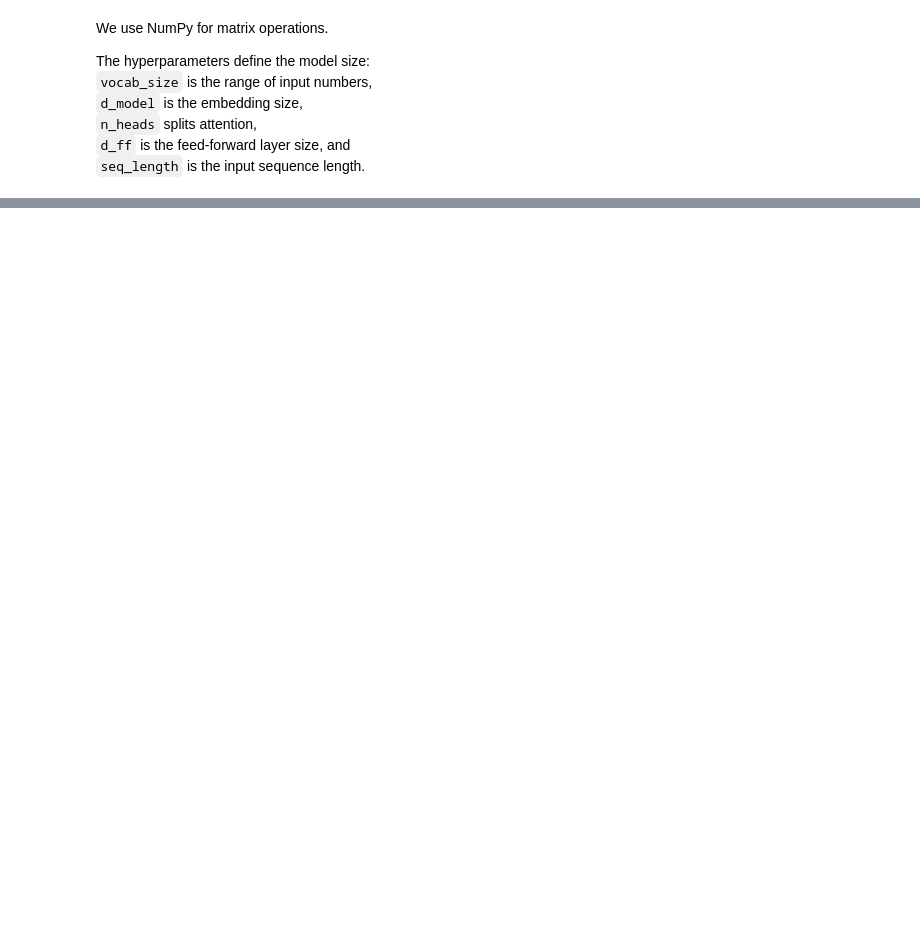
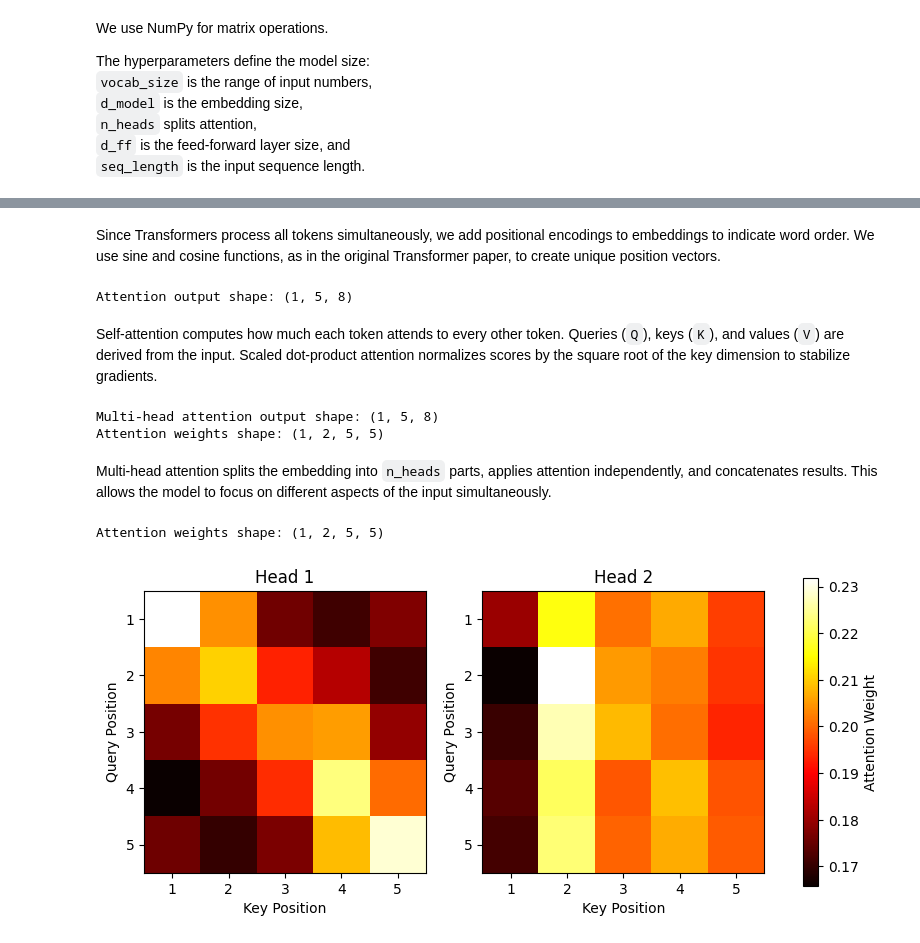
Before and after one commit to rb-thompson/gen-ai, a Jupyter notebook: week-09/tranformers-nn.ipynb, the cells around one changed output, grey strips where cells are left out. Drawn from its saved outputs; the diff is of its cells as text; code cells hidden in the pictures; blank space fills up the shorter version.

Commit message:
more transformers

```diff
--- a/week-09/tranformers-nn.ipynb
+++ b/week-09/tranformers-nn.ipynb
@@ -65,0 +99,79 @@ Data shape: (100, 5) (100, 5)
+# %% [markdown]
+Since Transformers process all tokens simultaneously, we add positional encodings to embeddings to indicate word order. We use sine and cosine functions, as in the original Transformer paper, to create unique position vectors.
+# %%
+def scaled_dot_product_attention(Q, K, V):
+    """Compute scaled dot-product attention for single or multi-head inputs."""
+    d_k = Q.shape[-1]
+    if Q.ndim == 4:  # Multi-head: (batch, n_heads, seq_length, d_k)
+        scores = np.matmul(Q, K.transpose(0, 1, 3, 2)) / np.sqrt(d_k)
+    else:  # Single-head: (batch, seq_length, d_model)
+        scores = np.matmul(Q, K.transpose(0, 2, 1)) / np.sqrt(d_k)
+    # Softmax over last dimension
+    weights = np.exp(scores) / np.sum(np.exp(scores), axis=-1, keepdims=True)
+    output = np.matmul(weights, V)
+    return output, weights
+
+# Test attention
+Q, K, V = X_emb_with_pos, X_emb_with_pos, X_emb_with_pos
+attn_output, attn_weights = scaled_dot_product_attention(Q, K, V)
+print("Attention output shape:", attn_output.shape)
+# %% [output]
+Attention output shape: (1, 5, 8)
+# %% [markdown]
+Self-attention computes how much each token attends to every other token. Queries (`Q`), keys (`K`), and values (`V`) are derived from the input. Scaled dot-product attention normalizes scores by the square root of the key dimension to stabilize gradients.
+# %%
+def multi_head_attention(X, n_heads, d_model):
+    """Split embeddings into multiple heads, apply attention, and concatenate."""
+    d_k = d_model // n_heads
+    # Reshape for multiple heads: (batch, seq_length, d_model) -> (batch, seq_length, n_heads, d_k)
+    X_heads = X.reshape(X.shape[0], X.shape[1], n_heads, d_k)
+    # Transpose to (batch, n_heads, seq_length, d_k)
+    Q = K = V = X_heads.transpose(0, 2, 1, 3)
+    # Apply attention
+    attn_output, attn_weights = scaled_dot_product_attention(Q, K, V)
+    # Concatenate heads: (batch, n_heads, seq_length, d_k) -> (batch, seq_length, n_heads * d_k)
+    attn_output = attn_output.transpose(0, 2, 1, 3).reshape(X.shape[0], X.shape[1], d_model)
+    # Linear projection
+    W_o = np.random.randn(d_model, d_model) * 0.1
+    output = np.matmul(attn_output, W_o)
+    return output, attn_weights
+
+# Test multi-head attention
+mha_output, attn_weights = multi_head_attention(X_emb_with_pos, n_heads, d_model)
+print("Multi-head attention output shape:", mha_output.shape)
+print("Attention weights shape:", attn_weights.shape)
+# %% [output]
+Multi-head attention output shape: (1, 5, 8)
+Attention weights shape: (1, 2, 5, 5)
+# %% [markdown]
+Multi-head attention splits the embedding into `n_heads` parts, applies attention independently, and concatenates results. This allows the model to focus on different aspects of the input simultaneously.
+# %%
+import matplotlib.pyplot as plt
+
+# Test input
+test_X = np.array([[1, 2, 3, 4, 5]])
+test_emb = get_embeddings(test_X, vocab_size, d_model) + positional_encoding(seq_length, d_model)
+
+# Get attention weights
+_, attn_weights = multi_head_attention(test_emb, n_heads, d_model)
+print("Attention weights shape:", attn_weights.shape)
+
+# Plot heatmaps for each head
+fig, axes = plt.subplots(1, n_heads, figsize=(10, 4))
+for head in range(n_heads):
+    # Extract weights for batch=0, head= head
+    weights = attn_weights[0, head]  # Shape: (seq_length, seq_length)
+    ax = axes[head]
+    im = ax.imshow(weights, cmap='hot', interpolation='nearest')
+    ax.set_title(f'Head {head+1}')
+    ax.set_xlabel('Key Position')
+    ax.set_ylabel('Query Position')
+    ax.set_xticks(np.arange(seq_length))
+    ax.set_yticks(np.arange(seq_length))
+    ax.set_xticklabels(np.arange(1, seq_length+1))
+    ax.set_yticklabels(np.arange(1, seq_length+1))
+fig.colorbar(im, ax=axes, label='Attention Weight')
+plt.show()
+# %% [output]
+Attention weights shape: (1, 2, 5, 5)
+[figure, added]
```
Also changed, not shown: parts of 17 cells of this notebook.
